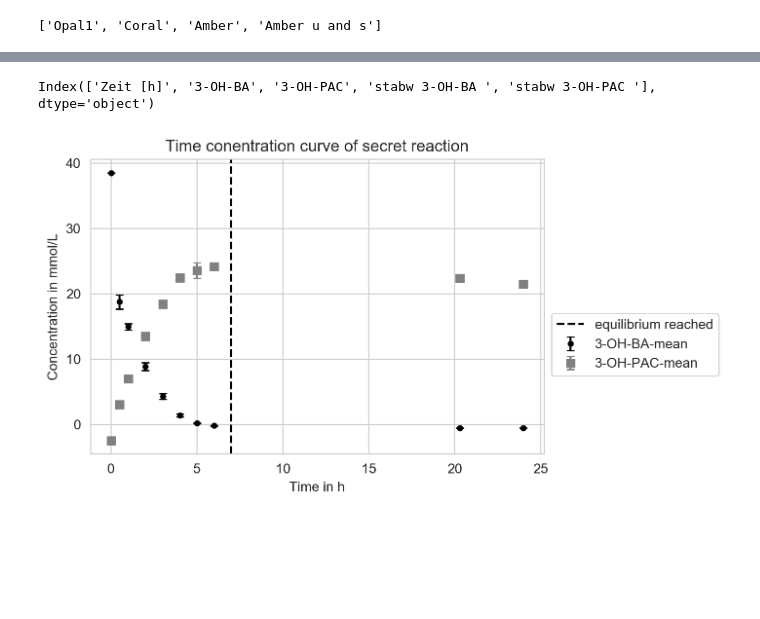
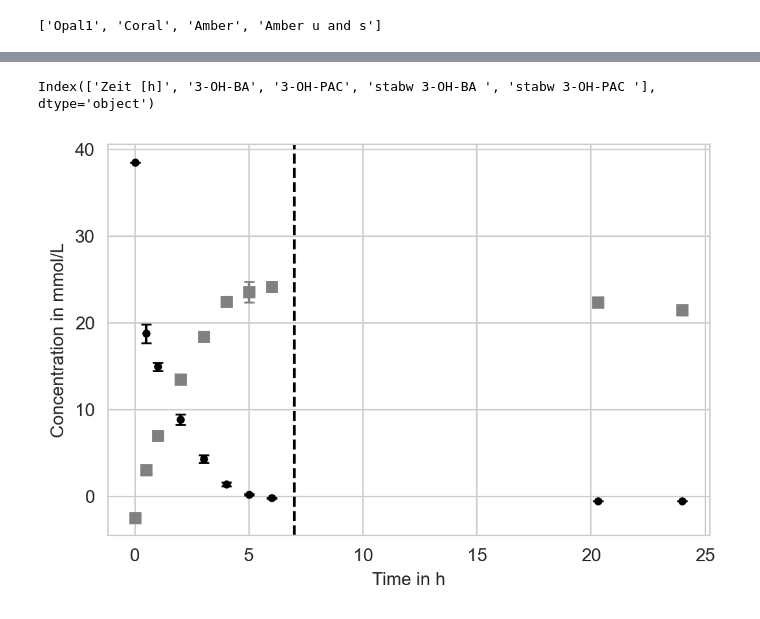
Before and after one commit to StephanM87/Matplotlib-data-visualisation-IBG1, a Jupyter notebook: immobilised_biocatalysts/new_immobilised_biocatalyt.ipynb, the cells around one changed output, grey strips where cells are left out. Drawn from its saved outputs; the diff is of its cells as text; code cells hidden in the pictures; blank space fills up the shorter version.

```diff
--- a/immobilised_biocatalysts/new_immobilised_biocatalyt.ipynb
+++ b/immobilised_biocatalysts/new_immobilised_biocatalyt.ipynb
@@ -63,33 +63,35 @@ sns.set_style("whitegrid")
 
 df = df_amber_mean
 
 # show me all the columns
 print(df.columns)
 
 mean_3OH_BA = df["3-OH-BA"]
 mean_3OH_PAC = df["3-OH-PAC"]
 error_3OH_BA = df["stabw 3-OH-BA "]
 error_3OH_PAC = df["stabw 3-OH-PAC "]
 
 
 
 # this enlarges the canvas
 
 plt.rcParams['figure.dpi'] = 200
 
 fig, ax = plt.subplots()
 
 ax.errorbar(df['Zeit [h]'], mean_3OH_BA, label="3-OH-BA-mean", linestyle="", color="black", marker="o", ms=3.5, yerr=error_3OH_BA, capsize=3)
 ax.errorbar(df['Zeit [h]'], mean_3OH_PAC, label="3-OH-PAC-mean", linestyle="", color="grey",  marker="s", yerr=error_3OH_PAC, capsize=3)
 
 ax.set_xlabel("Time in h")
 ax.set_ylabel("Concentration in mmol/L")
-ax.set_title("Time conentration curve of secret reaction")
+#ax.set_title("Time conentration curve of secret reaction")
 ax.axvline(7, color="black", label="equilibrium reached", linestyle="--")
 
-ax.legend(bbox_to_anchor=(1.4, 0.5))
+#ax.legend(bbox_to_anchor=(1.4, 0.5))
+
+plt.savefig("example.svg", format="svg")
 
 plt.show()
 # %% [output]
 Index(['Zeit [h]', '3-OH-BA', '3-OH-PAC', 'stabw 3-OH-BA ', 'stabw 3-OH-PAC '], dtype='object')
-[figure, old version]
+[figure, new version]
```
Also changed, not shown: parts of 1 cell of this notebook, 2 other files.
